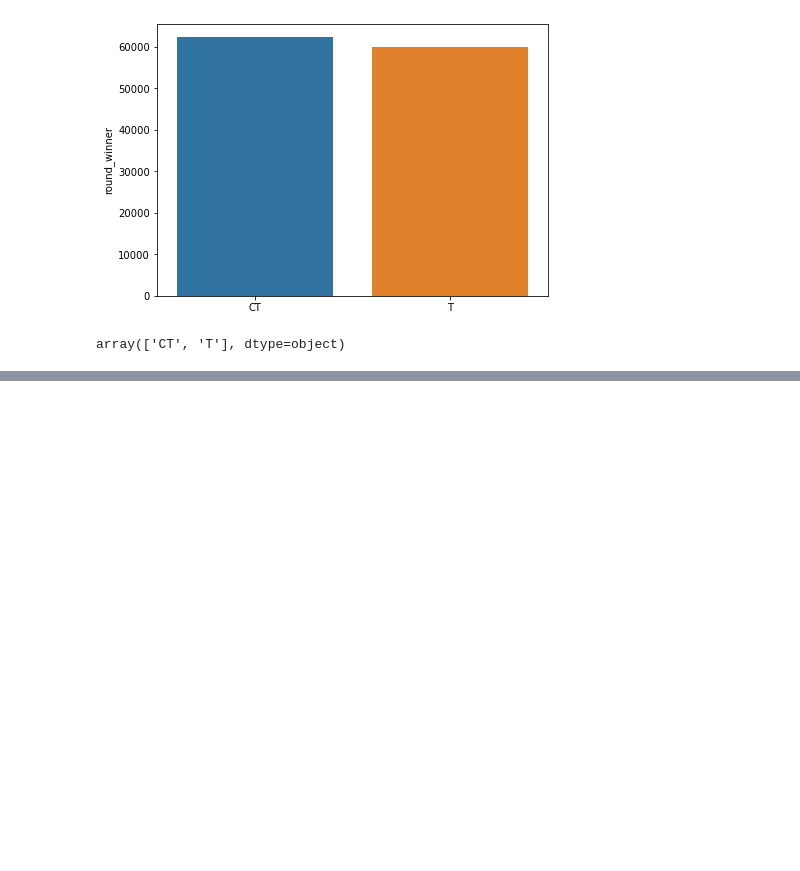
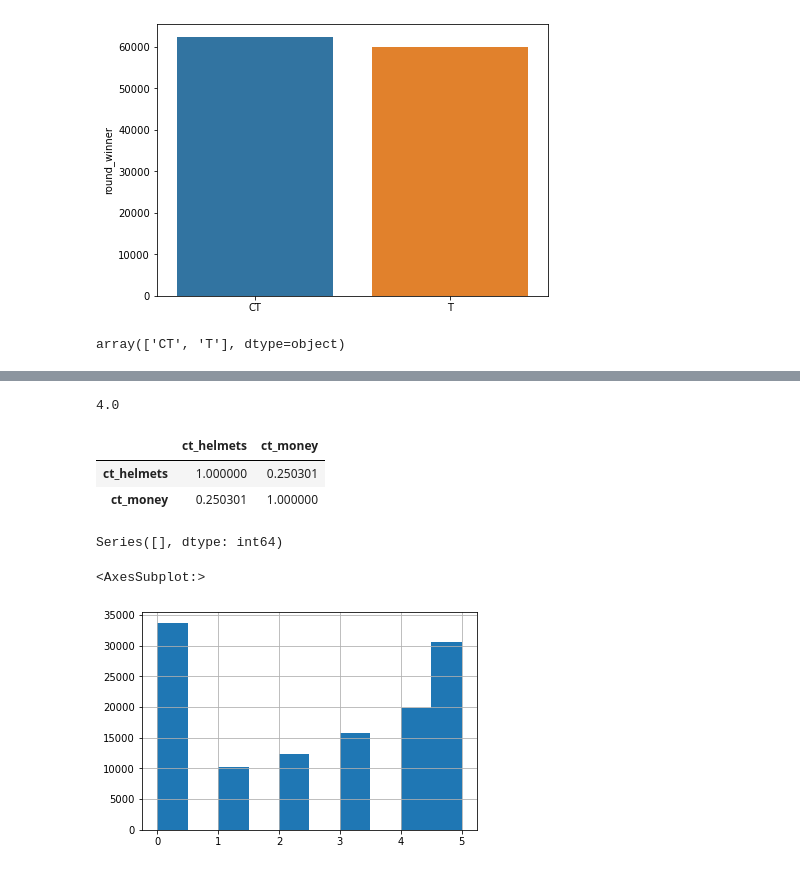
Before and after one commit to Ilan-v/intro2ML_live_session, a Jupyter notebook: winner_prediction.ipynb, the cells around one changed output, grey strips where cells are left out. Cells and saved outputs as stored; diff of their text form; code cells hidden in the pictures; blank space fills up the shorter version.

```diff
--- a/winner_prediction.ipynb
+++ b/winner_prediction.ipynb
@@ -85,0 +117,33 @@ Series([], dtype: int64)
+# %%
+data['ct_helmets'][data['ct_money']>30000].median()
+# %% [output]
+4.0
+# %%
+data[['ct_helmets','ct_money']].corr()
+# %% [output]
+|  | ct_helmets | ct_money |
+| ct_helmets | 1.000000 | 0.250301 |
+| ct_money | 0.250301 | 1.000000 |
+# %%
+city_money_mean = data['ct_money'].mean()
+rich_median = data[data['ct_money']>= city_money_mean]['ct_helmets'].median()
+poor_median = data[data['ct_money'] < city_money_mean]['ct_helmets'].median()
+data.loc[data['ct_money']>= city_money_mean, 'ct_helmets'] = data.loc[data['ct_money']>= city_money_mean, 'ct_helmets'].fillna(rich_median)
+data.loc[data['ct_money'] < city_money_mean, 'ct_helmets'] = data.loc[data['ct_money'] < city_money_mean, 'ct_helmets'].fillna(poor_median)
+# %%
+a = data.isnull().sum()
+a[a>0]
+# %% [output]
+Series([], dtype: int64)
+# %%
+rifles = ['ak47','aug','awp','m4a4','famas','galilar','g3sg1','sg553','scar20']
+ct_rifles = [f'ct_weapon_{rifle}' for rifle in rifles]
+t_rifles = [f't_weapon_{rifle}' for rifle in rifles]
+data['ct_rifles'] = data[ct_rifles].sum(axis=1)
+data['t_rifles'] = data[t_rifles].sum(axis=1)
+# %%
+# data['ct_rifles'].hist()
+data['t_rifles'].hist()
+# %% [output]
+<AxesSubplot:>
+[figure, added]
```
Also changed, not shown: parts of 16 cells of this notebook, 1 other file.
